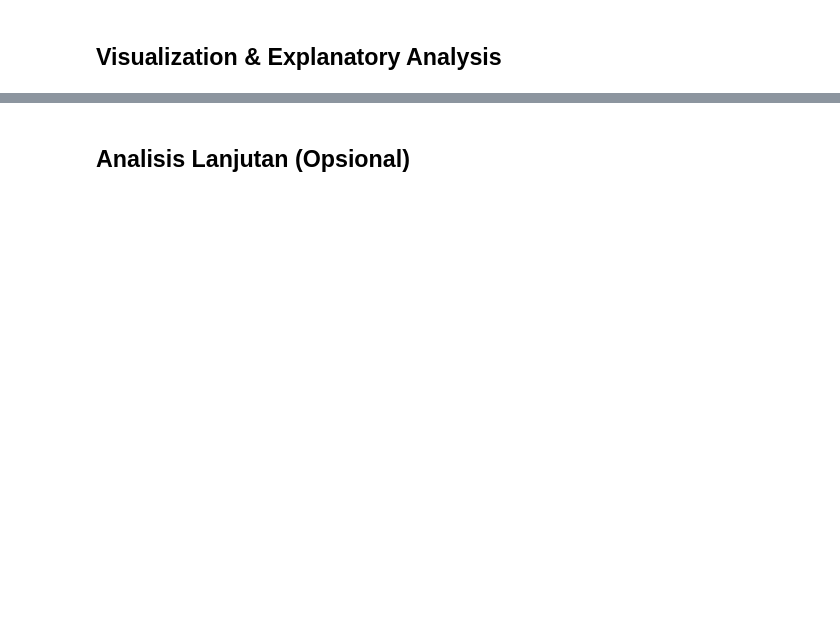
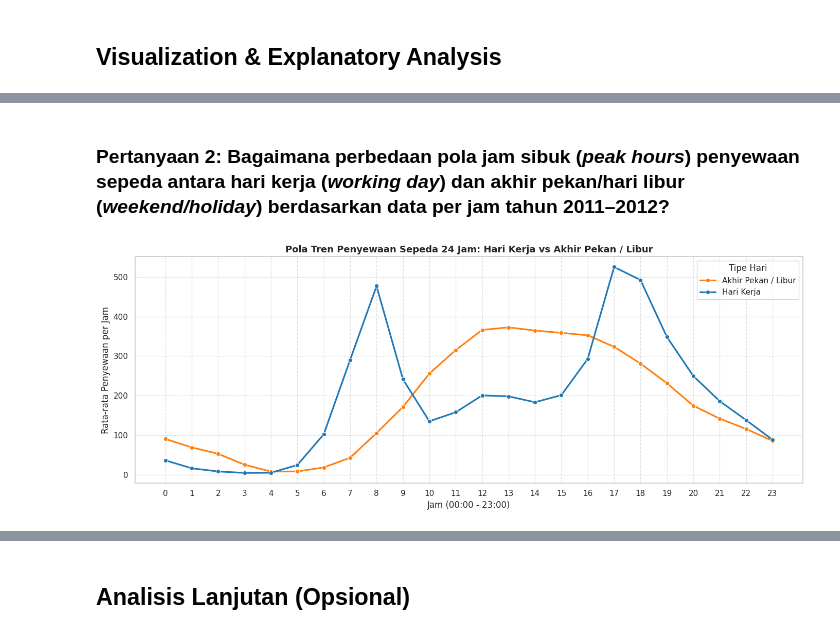
Before and after one commit to KhamimMaruf/bike-sharing-analytics, a Jupyter notebook: notebook.ipynb, the cells around one changed output, grey strips where cells are left out. Drawn from its saved outputs; the diff is of its cells as text; code cells hidden in the pictures; blank space fills up the shorter version.

```diff
--- a/notebook.ipynb
+++ b/notebook.ipynb
@@ -96,0 +347,26 @@ Keterangan:
+# %% [markdown]
+### Pertanyaan 2: Bagaimana perbedaan pola jam sibuk (*peak hours*) penyewaan sepeda antara hari kerja (*working day*) dan akhir pekan/hari libur (*weekend/holiday*) berdasarkan data per jam tahun 2011–2012?
+# %%
+plt.figure(figsize=(14, 5.5))
+
+sns.lineplot(
+    data=hour_df,
+    x='hour',
+    y='total_count',
+    hue='workingday_label',
+    palette=['#ff7f0e', '#1f77b4'],
+    marker='o',
+    linewidth=2.3,
+    errorbar=None
+)
+
+plt.title("Pola Tren Penyewaan Sepeda 24 Jam: Hari Kerja vs Akhir Pekan / Libur", fontsize=13, fontweight='bold')
+plt.xlabel("Jam (00:00 - 23:00)")
+plt.ylabel("Rata-rata Penyewaan per Jam")
+plt.xticks(range(0, 24))
+plt.legend(title="Tipe Hari")
+plt.grid(True, linestyle='--', alpha=0.6)
+plt.tight_layout()
+plt.show()
+# %% [output]
+[figure, added]
```
Also changed, not shown: parts of 37 cells of this notebook.
